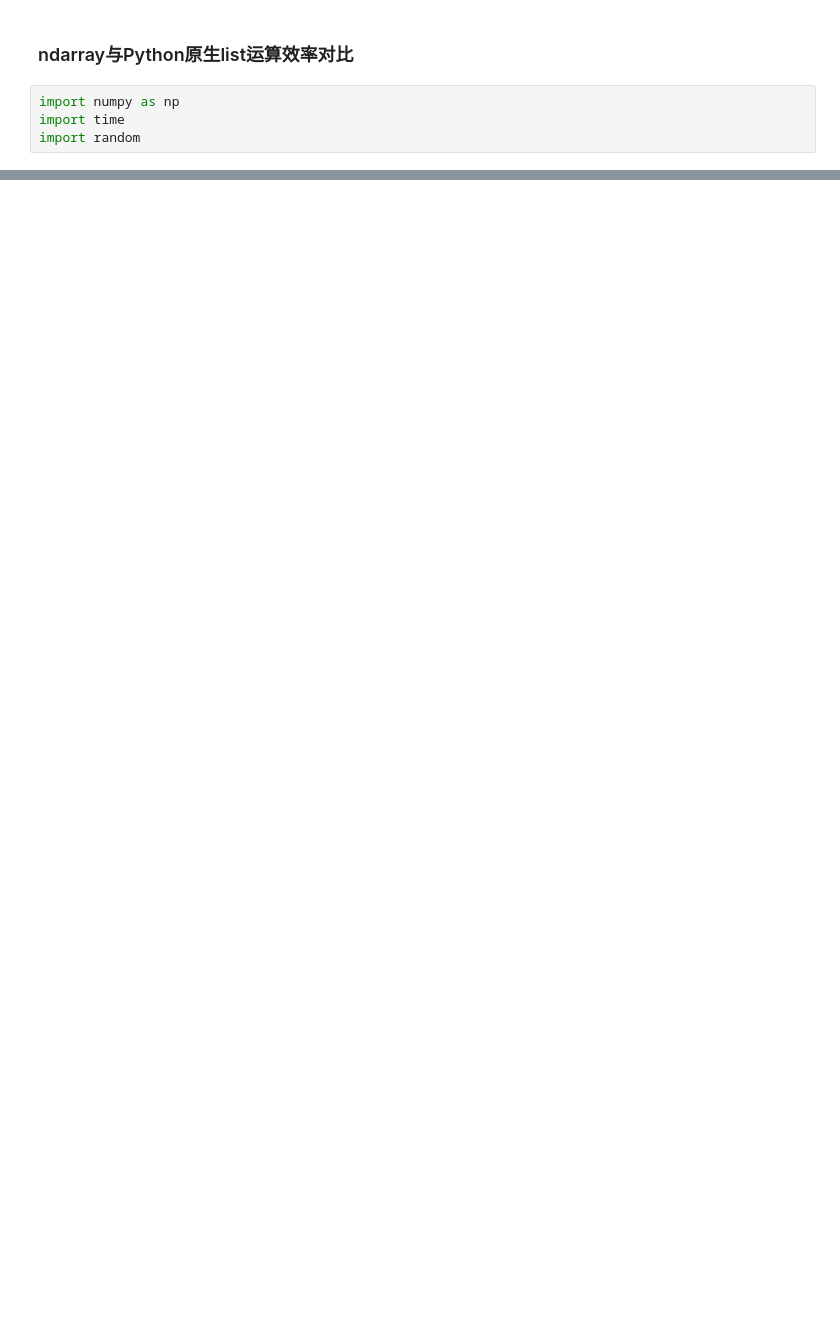
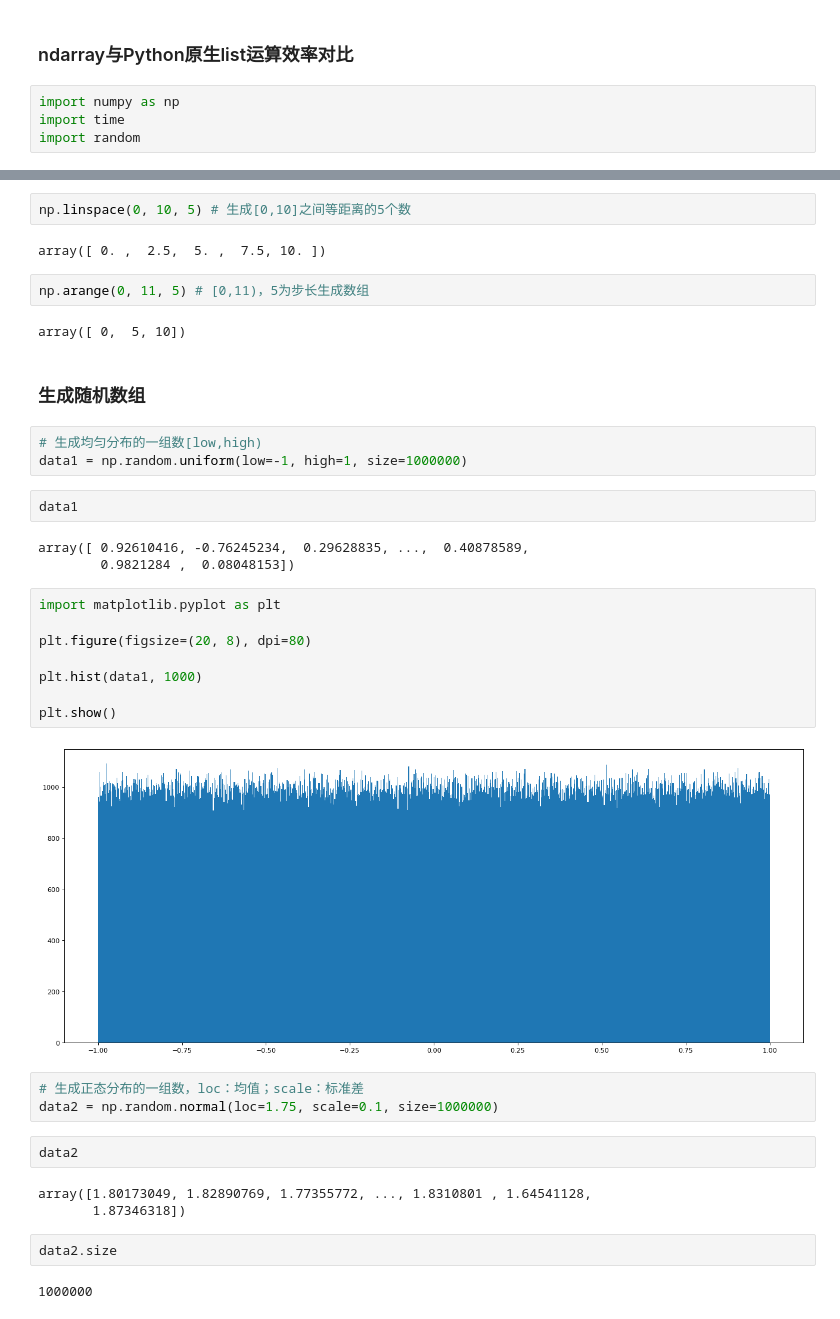
Before and after one commit to YoungBossX/Four_Days_Data_Mining, a Jupyter notebook: day_02/day02_numpy_demo.ipynb, the cells around one changed output, grey strips where cells are left out. Cells and saved outputs as stored; diff of their text form; blank space fills up the shorter version.

```diff
--- a/day_02/day02_numpy_demo.ipynb
+++ b/day_02/day02_numpy_demo.ipynb
@@ -51,0 +222,40 @@ ndarray sum time: 0.06699061393737793
+# %%
+np.linspace(0, 10, 5) # 生成[0,10]之间等距离的5个数
+# %% [output]
+array([ 0. ,  2.5,  5. ,  7.5, 10. ])
+# %%
+np.arange(0, 11, 5) # [0,11)，5为步长生成数组
+# %% [output]
+array([ 0,  5, 10])
+# %% [markdown]
+### 生成随机数组
+# %%
+# 生成均匀分布的一组数[low,high)
+data1 = np.random.uniform(low=-1, high=1, size=1000000)
+# %%
+data1
+# %% [output]
+array([ 0.92610416, -0.76245234,  0.29628835, ...,  0.40878589,
+        0.9821284 ,  0.08048153])
+# %%
+import matplotlib.pyplot as plt
+
+plt.figure(figsize=(20, 8), dpi=80)
+
+plt.hist(data1, 1000)
+
+plt.show()
+# %% [output]
+[figure, added]
+# %%
+# 生成正态分布的一组数，loc：均值；scale：标准差
+data2 = np.random.normal(loc=1.75, scale=0.1, size=1000000)
+# %%
+data2
+# %% [output]
+array([1.80173049, 1.82890769, 1.77355772, ..., 1.8310801 , 1.64541128,
+       1.87346318])
+# %%
+data2.size
+# %% [output]
+1000000
```
Also changed, not shown: parts of 105 cells of this notebook.
